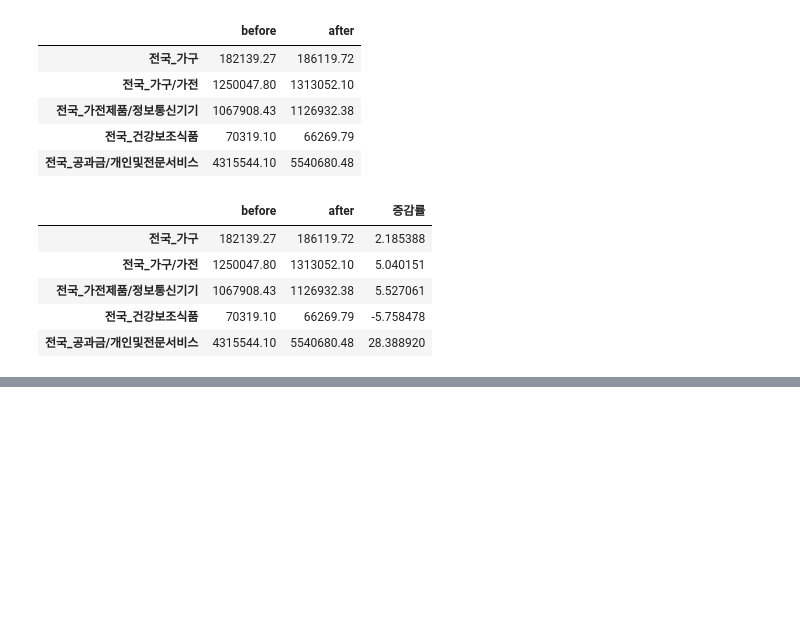
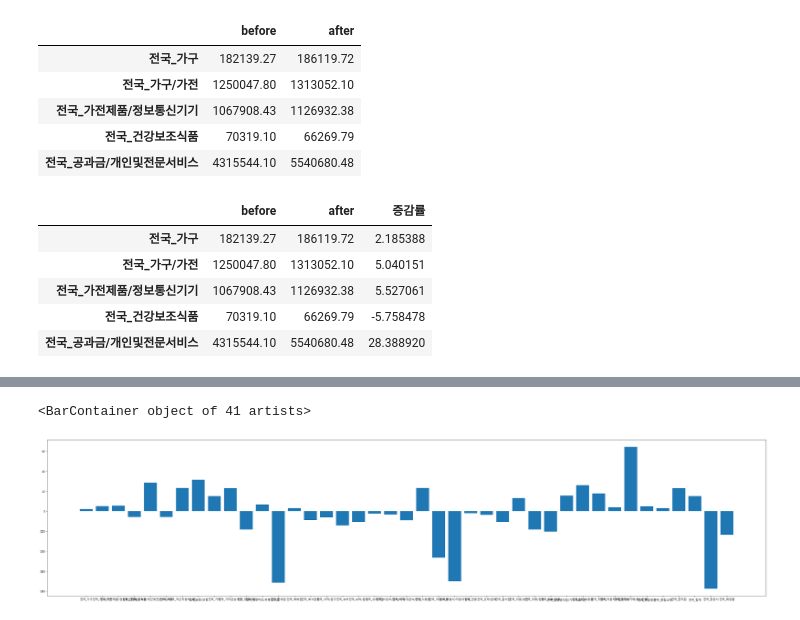
Before and after one commit to shshjhjh4455/AI_First_Project, a Jupyter notebook: ha_jupyter/0902.ipynb, the cells around one changed output, grey strips where cells are left out. Saved outputs shown, nothing was run; the diff lists cells and outputs as text; code cells hidden in the pictures; blank space fills up the shorter version.

```diff
--- a/ha_jupyter/0902.ipynb
+++ b/ha_jupyter/0902.ipynb
@@ -526,0 +539,6 @@ mean_covid_df.head()
+# %%
+plt.figure(figsize=(45,10))
+plt.bar(mean_covid_df.index, mean_covid_df['증감률'])
+# %% [output]
+<BarContainer object of 41 artists>
+[figure, added]
```
Also changed, not shown: parts of 6 cells of this notebook.
